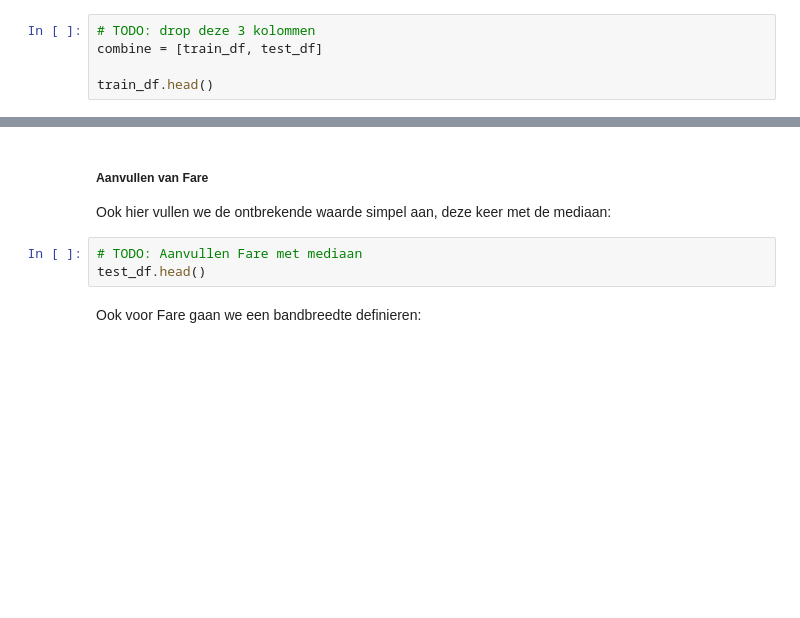
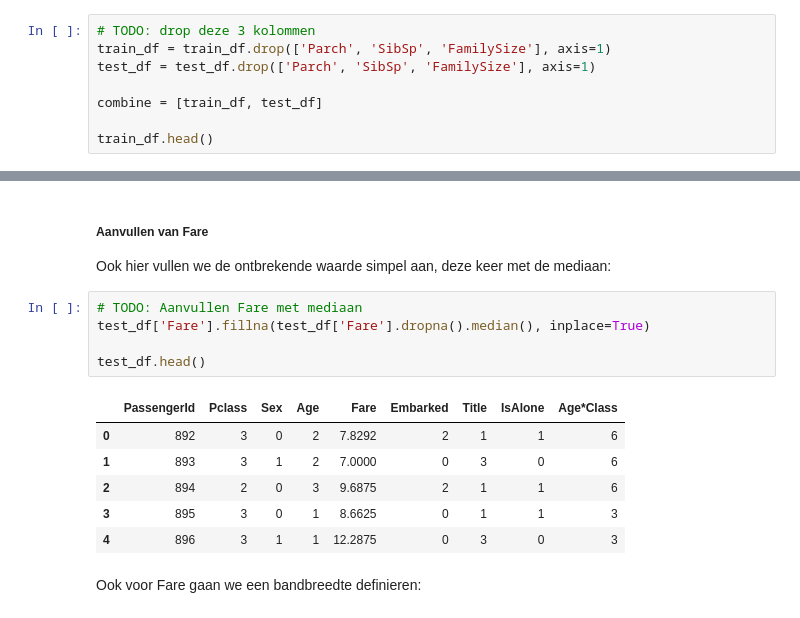
Before and after one commit to flashypepo/machine_learning, a Jupyter notebook: college 4 - Supervised learning 2/SVM Titanic.ipynb, the cells around one changed output, grey strips where cells are left out. Drawn from its saved outputs; the diff is of its cells as text; blank space fills up the shorter version.

```diff
--- a/college 4 - Supervised learning 2/SVM Titanic.ipynb
+++ b/college 4 - Supervised learning 2/SVM Titanic.ipynb
@@ -323,6 +552,9 @@ train_df[['IsAlone', 'Survived']].groupby(['IsAlone'], as_index=False).mean()
 De nieuwe feature IsAlone gaan we gebruiken in plaats van FamilySize, Parch en SibSp. Deze laatste 2 gaan we dan ook uit de set verwijderen:
 # %%
 # TODO: drop deze 3 kolommen
+train_df = train_df.drop(['Parch', 'SibSp', 'FamilySize'], axis=1)
+test_df = test_df.drop(['Parch', 'SibSp', 'FamilySize'], axis=1)
+
 combine = [train_df, test_df]
 
 train_df.head()
@@ -356,7 +624,16 @@ train_df.head()
 Ook hier vullen we de ontbrekende waarde simpel aan, deze keer met de mediaan:
 # %%
 # TODO: Aanvullen Fare met mediaan
+test_df['Fare'].fillna(test_df['Fare'].dropna().median(), inplace=True)
+
 test_df.head()
+# %% [output]
+|  | PassengerId | Pclass | Sex | Age | Fare | Embarked | Title | IsAlone | Age*Class |
+| 0 | 892 | 3 | 0 | 2 | 7.8292 | 2 | 1 | 1 | 6 |
+| 1 | 893 | 3 | 1 | 2 | 7.0000 | 0 | 3 | 0 | 6 |
+| 2 | 894 | 2 | 0 | 3 | 9.6875 | 2 | 1 | 1 | 6 |
+| 3 | 895 | 3 | 0 | 1 | 8.6625 | 0 | 1 | 1 | 3 |
+| 4 | 896 | 3 | 1 | 1 | 12.2875 | 0 | 3 | 0 | 3 |
 # %% [markdown]
 Ook voor Fare gaan we een bandbreedte definieren:
 # %%
```
Also changed, not shown: parts of 43 cells of this notebook, 2 other files.
